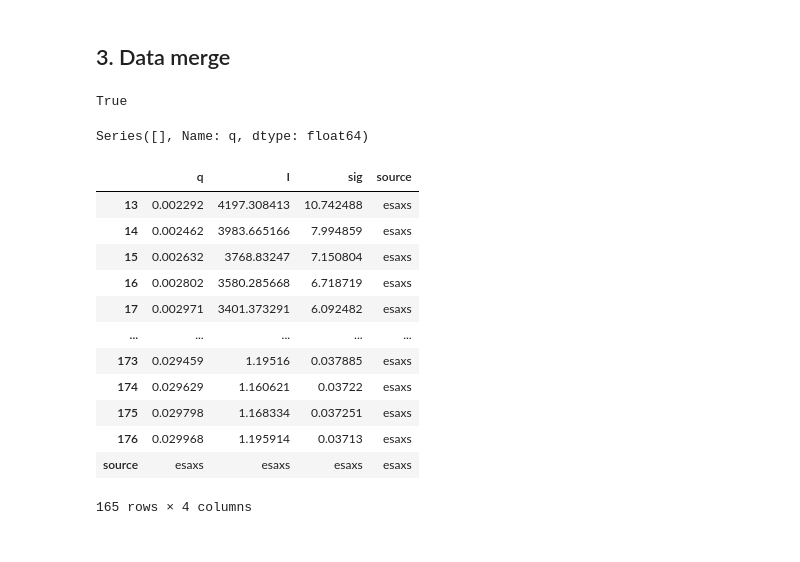
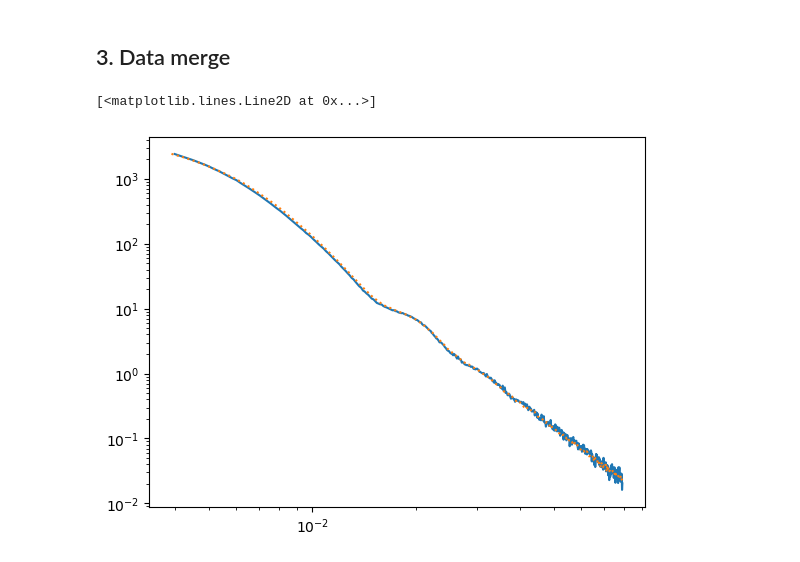
Before and after one commit to pozzo-research-group/saxs_data_processing, a Jupyter notebook: brenden_prototype/datamerge/saxs_data_process_prototyping.ipynb, the cells around one changed output. Saved outputs shown, nothing was run; the diff lists cells and outputs as text; code cells hidden in the pictures.

```diff
--- a/brenden_prototype/datamerge/saxs_data_process_prototyping.ipynb
+++ b/brenden_prototype/datamerge/saxs_data_process_prototyping.ipynb
@@ -392,46 +349,41 @@ def splice_datasets(low_q_data, hi_q_data, low_q_limit, high_q_limit, low_q_sour
 
     return spliced_data
 # %%
-#def find_overlap(data1, data2):
+def find_overlap(data1, data2):
+    """
+    Returns the subset of data1 that has q values strictly enclosed by q range of data2
+    """
 
-data1 = cleaned_esaxs
-data2 = cleaned_saxs
+    # Find the range of data1 that is entirely within data2
 
-data1_qmax = data1['q'].max()
-data1_qmin = data1['q'].min()
+    data1_qmax = data1['q'].max()
+    data1_qmin = data1['q'].min()
 
-data2_qmax = data2['q'].max()
-data2_qmin = data2['q'].min()
+    data2_qmax = data2['q'].max()
+    data2_qmin = data2['q'].min()
 
-# for overlap:
-if data1_qmax > data2_qmin or data1_qmin < data2_qmax:
-    # we have some overlap, one could be entirely contained
-    # figure out if strictly overlap or contined
+    data1_overlap = data1[data1['q'] > data2_qmin]
+    data1_overlap = data1_overlap[data1_overlap['q'] < data2_qmax]
 
-
-
-
-
-# return regions of each dataset that are strictly within the other
-
-# raise error if there is no everlap
+    return data1_overlap
-# %% [output]
-True
+# %%
+esaxs_overlap = find_overlap(cleaned_esaxs, cleaned_saxs)
+saxs_overlap = find_overlap(cleaned_saxs, cleaned_esaxs)
+
+
+plt.loglog(esaxs_overlap['q'], esaxs_overlap['I'])
+plt.loglog(saxs_overlap['q'], saxs_overlap['I'], ls = 'dotted')
+# %% [output]
+[<matplotlib.lines.Line2D at 0x...>]
+[figure, added]
 # %%
-#def interpolate_on_q(data, q_grid):
-q_grid = cleaned_esaxs['q']
+def interpolate_on_q(target_data, modify_data):
+    """
+    Linearly interpolate data from modify_data onto q grid from target data
+    """
 
-# get overlapping regions
-donor_grid = cleaned_saxs['q']
+    interp_I = np.interp(target_data['q'], modify_data['q'], modify_data['I'])
 
-#low q: q on donor grid such at next biggest q is 'in' target grid'
-donor[donor_grid < q_grid.min()]
+    interp_result = pd.DataFrame({'q':target_data['q'], 'I':interp_I})
 
-
-# within overlapping regions:
-
-# need to assign an I value to each q on q grid
-
-# iterate over q_grid and linear interpolate q at each q_grid point
+    return interp_result
-# %% [output]
-Series([], Name: q, dtype: float64)
@@ -440,16 +389,0 @@ low_q_include['source'] =  'esaxs'
-# %%
-low_q_include
-# %% [output]
-|  | q | I | sig | source |
-| 13 | 0.002292 | 4197.308413 | 10.742488 | esaxs |
-| 14 | 0.002462 | 3983.665166 | 7.994859 | esaxs |
-| 15 | 0.002632 | 3768.83247 | 7.150804 | esaxs |
-| 16 | 0.002802 | 3580.285668 | 6.718719 | esaxs |
-| 17 | 0.002971 | 3401.373291 | 6.092482 | esaxs |
-| ... | ... | ... | ... | ... |
-| 173 | 0.029459 | 1.19516 | 0.037885 | esaxs |
-| 174 | 0.029629 | 1.160621 | 0.03722 | esaxs |
-| 175 | 0.029798 | 1.168334 | 0.037251 | esaxs |
-| 176 | 0.029968 | 1.195914 | 0.03713 | esaxs |
-| source | esaxs | esaxs | esaxs | esaxs |
-165 rows × 4 columns
```
Also changed, not shown: parts of 23 cells of this notebook.
